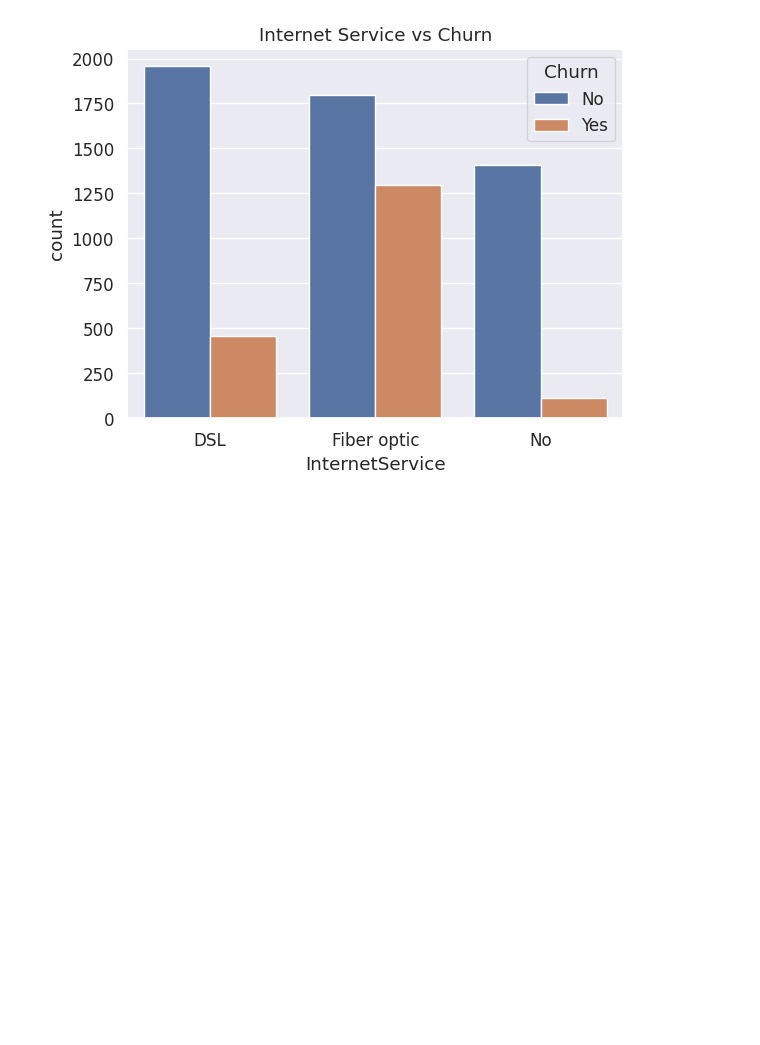
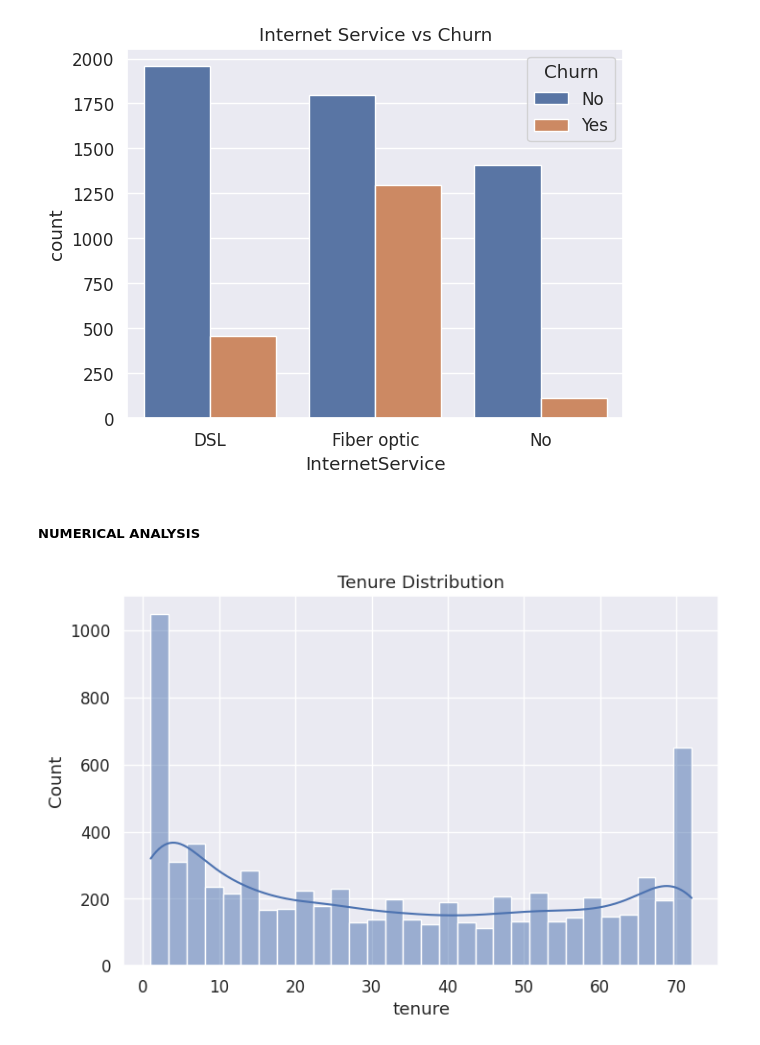
Before and after one commit to hamdhi-muhammad-24/ML_Cw, a Jupyter notebook: ML_Cw.ipynb, the cells around one changed output. Saved outputs shown, nothing was run; the diff lists cells and outputs as text; code cells hidden in the pictures; blank space fills up the shorter version.

Commit message:
Code for Numerical Analysis

```diff
--- a/ML_Cw.ipynb
+++ b/ML_Cw.ipynb
@@ -139,3 +139,13 @@ plt.title("Internet Service vs Churn")
 plt.show()
 # %% [output]
 [figure]
+# %% [markdown]
+##### NUMERICAL ANALYSIS
+# %%
+# Histogram: Tenure
+plt.figure(figsize=(8,5))
+sns.histplot(df["tenure"], bins=30, kde=True)
+plt.title("Tenure Distribution")
+plt.show()
+# %% [output]
+[figure, added]
```
Also changed, not shown: parts of 3 cells of this notebook.
